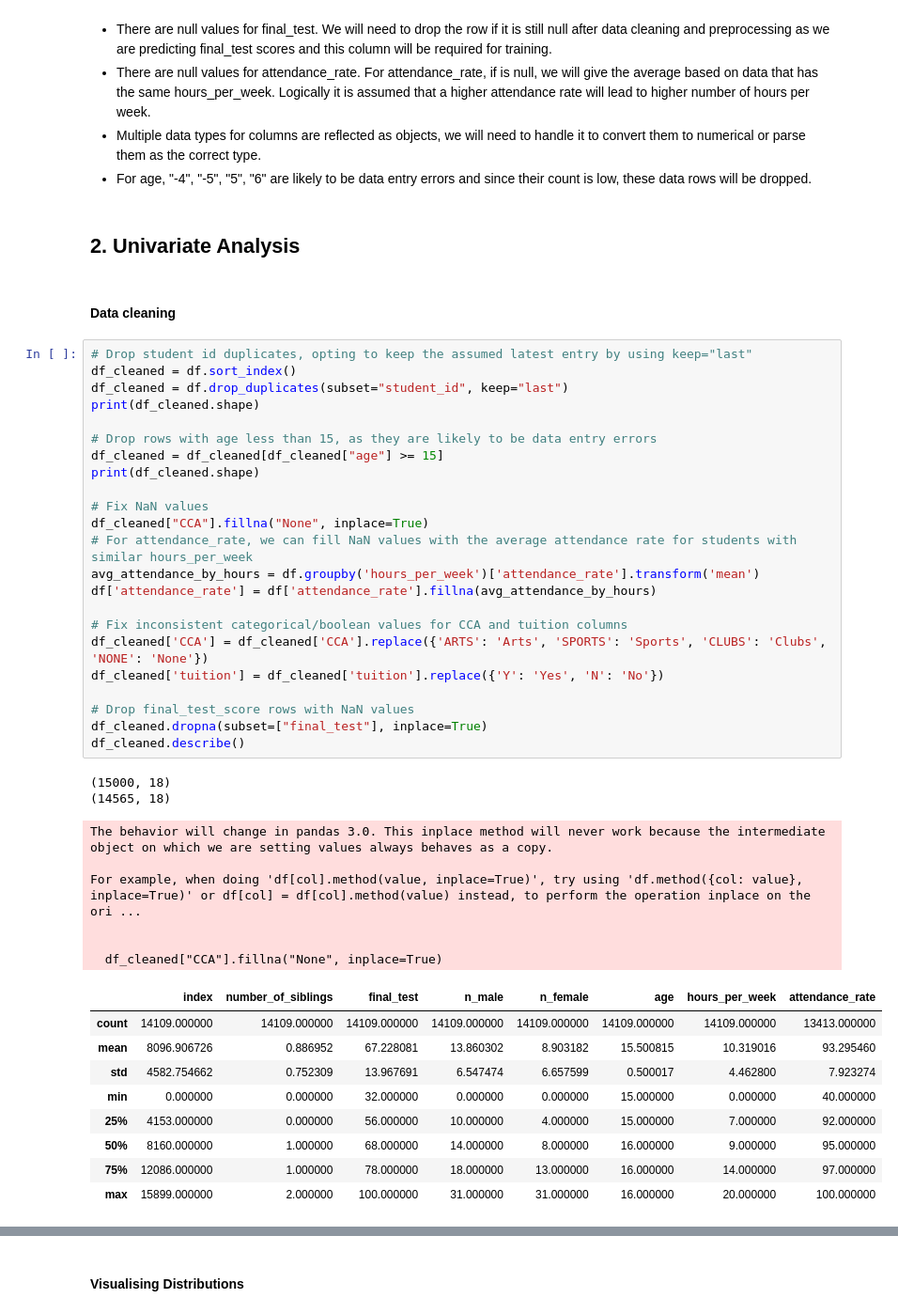
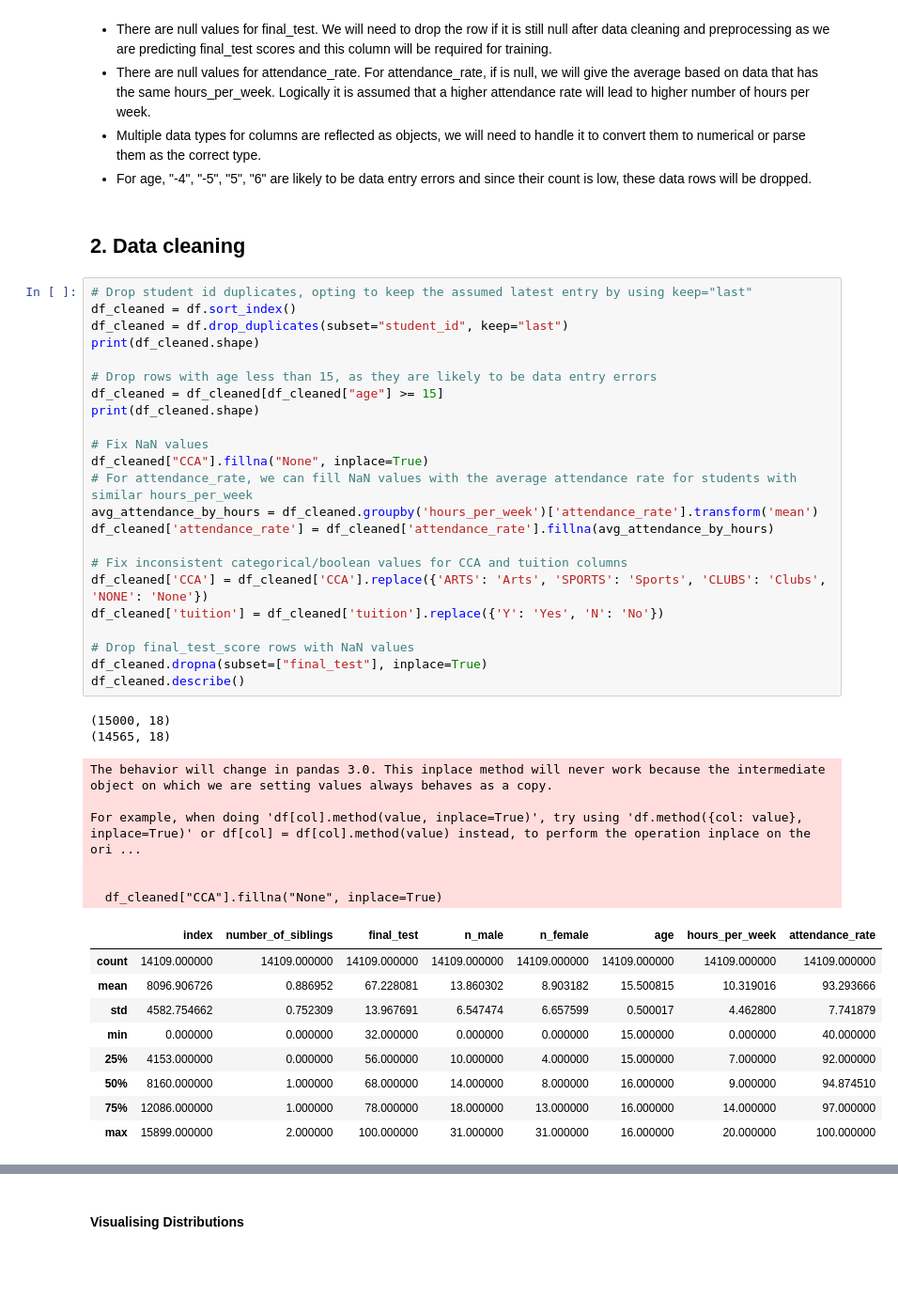
Before and after one commit to weirenong/aiap_mod3_chap7_self_practice, a Jupyter notebook: eda.ipynb, the cells around one changed output, grey strips where cells are left out. Shown at 94% size. Cells and saved outputs as stored; diff of their text form; blank space fills up the shorter version.

```diff
--- a/eda.ipynb
+++ b/eda.ipynb
@@ -149,48 +160,46 @@ Student IDs duplicated: 900
 * There are null values for attendance_rate. For attendance_rate, if is null, we will give the average based on data that has the same hours_per_week. Logically it is assumed that a higher attendance rate will lead to higher number of hours per week.
 * Multiple data types for columns are reflected as objects, we will need to handle it to convert them to numerical or parse them as the correct type.
 * For age, "-4", "-5", "5", "6" are likely to be data entry errors and since their count is low, these data rows will be dropped.
-# %% [markdown]
-## 2. Univariate Analysis
 # %% [markdown]
-#### Data cleaning
+## 2. Data cleaning
 # %%
 # Drop student id duplicates, opting to keep the assumed latest entry by using keep="last"
 df_cleaned = df.sort_index()
 df_cleaned = df.drop_duplicates(subset="student_id", keep="last")
 print(df_cleaned.shape)
 
 # Drop rows with age less than 15, as they are likely to be data entry errors
 df_cleaned = df_cleaned[df_cleaned["age"] >= 15]
 print(df_cleaned.shape)
 
 # Fix NaN values
 df_cleaned["CCA"].fillna("None", inplace=True)
 # For attendance_rate, we can fill NaN values with the average attendance rate for students with similar hours_per_week
-avg_attendance_by_hours = df.groupby('hours_per_week')['attendance_rate'].transform('mean')
-df['attendance_rate'] = df['attendance_rate'].fillna(avg_attendance_by_hours)
+avg_attendance_by_hours = df_cleaned.groupby('hours_per_week')['attendance_rate'].transform('mean')
+df_cleaned['attendance_rate'] = df_cleaned['attendance_rate'].fillna(avg_attendance_by_hours)
 
 # Fix inconsistent categorical/boolean values for CCA and tuition columns
 df_cleaned['CCA'] = df_cleaned['CCA'].replace({'ARTS': 'Arts', 'SPORTS': 'Sports', 'CLUBS': 'Clubs', 'NONE': 'None'})
 df_cleaned['tuition'] = df_cleaned['tuition'].replace({'Y': 'Yes', 'N': 'No'})
 
 # Drop final_test_score rows with NaN values
 df_cleaned.dropna(subset=["final_test"], inplace=True)
 df_cleaned.describe()
 # %% [output]
 (15000, 18)
 (14565, 18)
 The behavior will change in pandas 3.0. This inplace method will never work because the intermediate object on which we are setting values always behaves as a copy.
 
 For example, when doing 'df[col].method(value, inplace=True)', try using 'df.method({col: value}, inplace=True)' or df[col] = df[col].method(value) instead, to perform the operation inplace on the ori ...
 
 
   df_cleaned["CCA"].fillna("None", inplace=True)
 |  | index | number_of_siblings | final_test | n_male | n_female | age | hours_per_week | attendance_rate |
-| count | 14109.000000 | 14109.000000 | 14109.000000 | 14109.000000 | 14109.000000 | 14109.000000 | 14109.000000 | 13413.000000 |
-| mean | 8096.906726 | 0.886952 | 67.228081 | 13.860302 | 8.903182 | 15.500815 | 10.319016 | 93.295460 |
-| std | 4582.754662 | 0.752309 | 13.967691 | 6.547474 | 6.657599 | 0.500017 | 4.462800 | 7.923274 |
+| count | 14109.000000 | 14109.000000 | 14109.000000 | 14109.000000 | 14109.000000 | 14109.000000 | 14109.000000 | 14109.000000 |
+| mean | 8096.906726 | 0.886952 | 67.228081 | 13.860302 | 8.903182 | 15.500815 | 10.319016 | 93.293666 |
+| std | 4582.754662 | 0.752309 | 13.967691 | 6.547474 | 6.657599 | 0.500017 | 4.462800 | 7.741879 |
 | min | 0.000000 | 0.000000 | 32.000000 | 0.000000 | 0.000000 | 15.000000 | 0.000000 | 40.000000 |
 | 25% | 4153.000000 | 0.000000 | 56.000000 | 10.000000 | 4.000000 | 15.000000 | 7.000000 | 92.000000 |
-| 50% | 8160.000000 | 1.000000 | 68.000000 | 14.000000 | 8.000000 | 16.000000 | 9.000000 | 95.000000 |
+| 50% | 8160.000000 | 1.000000 | 68.000000 | 14.000000 | 8.000000 | 16.000000 | 9.000000 | 94.874510 |
 | 75% | 12086.000000 | 1.000000 | 78.000000 | 18.000000 | 13.000000 | 16.000000 | 14.000000 | 97.000000 |
 | max | 15899.000000 | 2.000000 | 100.000000 | 31.000000 | 31.000000 | 16.000000 | 20.000000 | 100.000000 |
```
Also changed, not shown: parts of 27 cells of this notebook.
